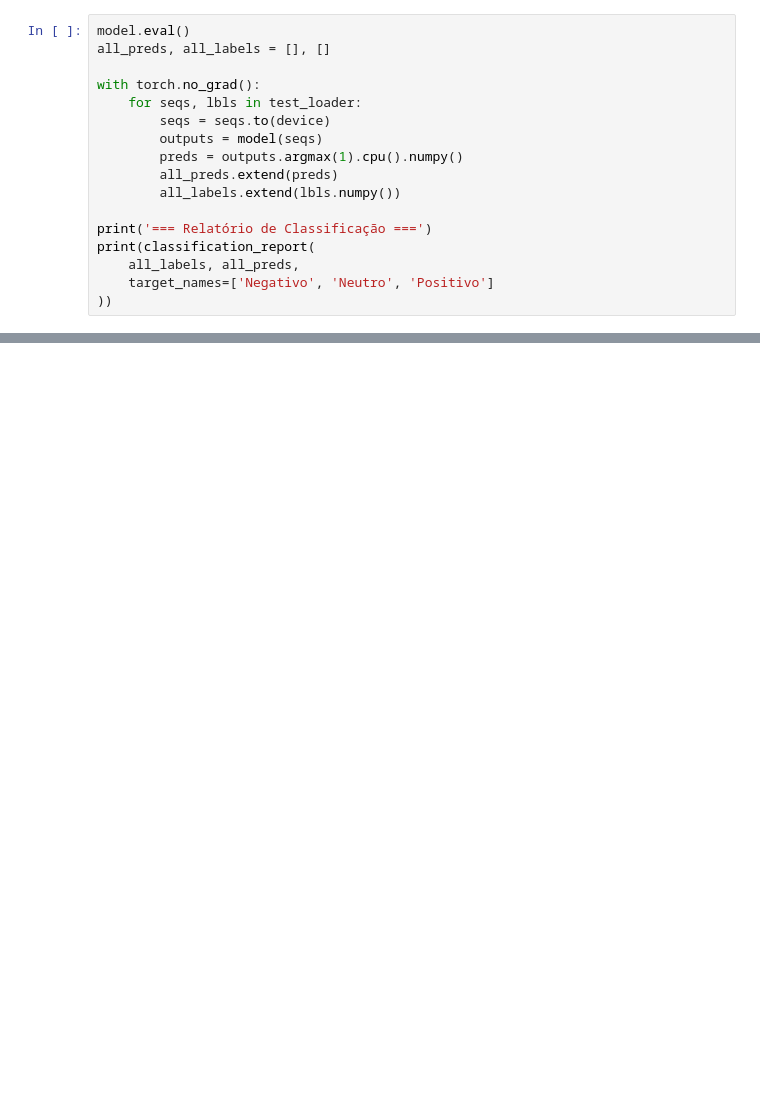
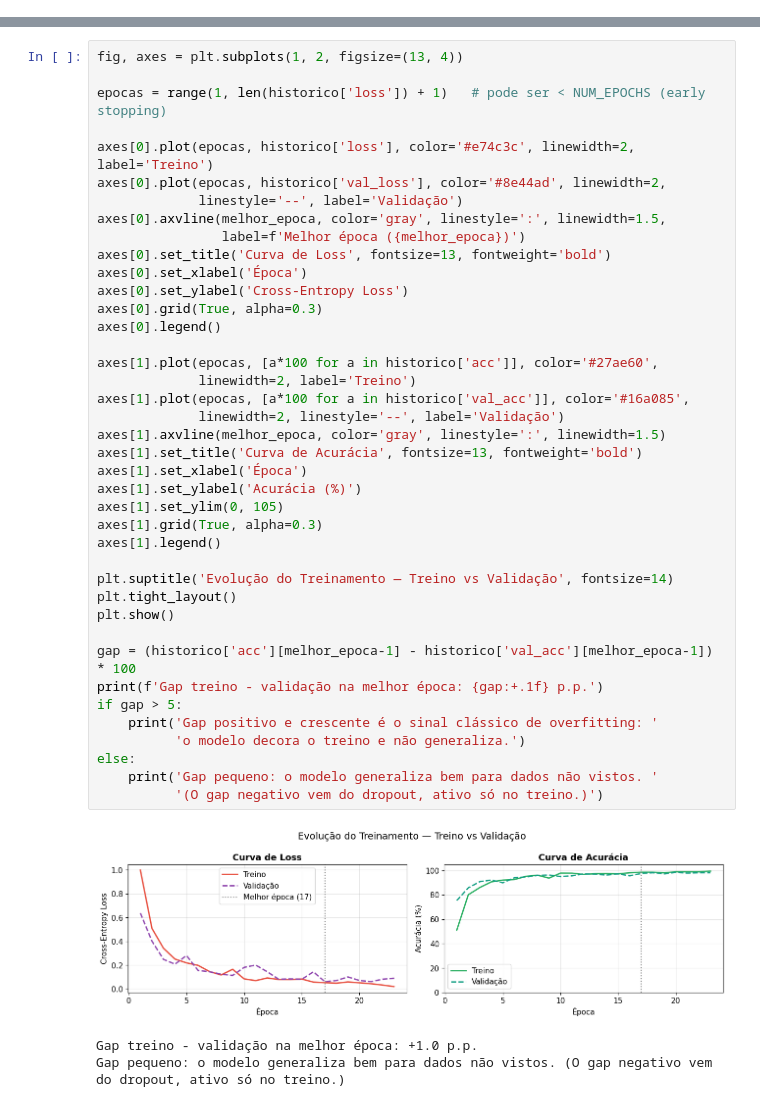
Before and after one commit to carvalhoamc/fiap, a Jupyter notebook: 2tsCPV-2/LSTM/analise_sentimentos_SAC.ipynb, the cells around one changed output, grey strips where cells are left out. Drawn from its saved outputs; the diff is of its cells as text; blank space fills up the shorter version.

```diff
--- a/2tsCPV-2/LSTM/analise_sentimentos_SAC.ipynb
+++ b/2tsCPV-2/LSTM/analise_sentimentos_SAC.ipynb
@@ -375,17 +0,0 @@ plt.show()
-# %%
-model.eval()
-all_preds, all_labels = [], []
-
-with torch.no_grad():
-    for seqs, lbls in test_loader:
-        seqs = seqs.to(device)
-        outputs = model(seqs)
-        preds = outputs.argmax(1).cpu().numpy()
-        all_preds.extend(preds)
-        all_labels.extend(lbls.numpy())
-
-print('=== Relatório de Classificação ===')
-print(classification_report(
-    all_labels, all_preds,
-    target_names=['Negativo', 'Neutro', 'Positivo']
-))
@@ -513,0 +889,44 @@ Um pipeline completo de Deep Learning para análise de sentimentos em português
+# %%
+fig, axes = plt.subplots(1, 2, figsize=(13, 4))
+
+epocas = range(1, len(historico['loss']) + 1)   # pode ser < NUM_EPOCHS (early stopping)
+
+axes[0].plot(epocas, historico['loss'], color='#e74c3c', linewidth=2, label='Treino')
+axes[0].plot(epocas, historico['val_loss'], color='#8e44ad', linewidth=2,
+             linestyle='--', label='Validação')
+axes[0].axvline(melhor_epoca, color='gray', linestyle=':', linewidth=1.5,
+                label=f'Melhor época ({melhor_epoca})')
+axes[0].set_title('Curva de Loss', fontsize=13, fontweight='bold')
+axes[0].set_xlabel('Época')
+axes[0].set_ylabel('Cross-Entropy Loss')
+axes[0].grid(True, alpha=0.3)
+axes[0].legend()
+
+axes[1].plot(epocas, [a*100 for a in historico['acc']], color='#27ae60',
+             linewidth=2, label='Treino')
+axes[1].plot(epocas, [a*100 for a in historico['val_acc']], color='#16a085',
+             linewidth=2, linestyle='--', label='Validação')
+axes[1].axvline(melhor_epoca, color='gray', linestyle=':', linewidth=1.5)
+axes[1].set_title('Curva de Acurácia', fontsize=13, fontweight='bold')
+axes[1].set_xlabel('Época')
+axes[1].set_ylabel('Acurácia (%)')
+axes[1].set_ylim(0, 105)
+axes[1].grid(True, alpha=0.3)
+axes[1].legend()
+
+plt.suptitle('Evolução do Treinamento — Treino vs Validação', fontsize=14)
+plt.tight_layout()
+plt.show()
+
+gap = (historico['acc'][melhor_epoca-1] - historico['val_acc'][melhor_epoca-1]) * 100
+print(f'Gap treino - validação na melhor época: {gap:+.1f} p.p.')
+if gap > 5:
+    print('Gap positivo e crescente é o sinal clássico de overfitting: '
+          'o modelo decora o treino e não generaliza.')
+else:
+    print('Gap pequeno: o modelo generaliza bem para dados não vistos. '
+          '(O gap negativo vem do dropout, ativo só no treino.)')
+# %% [output]
+[figure, added]
+Gap treino - validação na melhor época: +1.0 p.p.
+Gap pequeno: o modelo generaliza bem para dados não vistos. (O gap negativo vem do dropout, ativo só no treino.)
```
Also changed, not shown: parts of 53 cells of this notebook, 8 other files.
